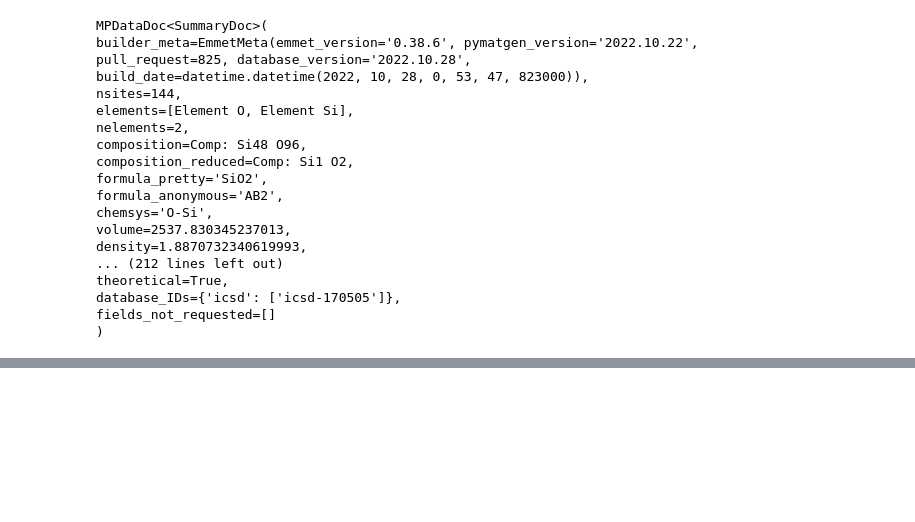
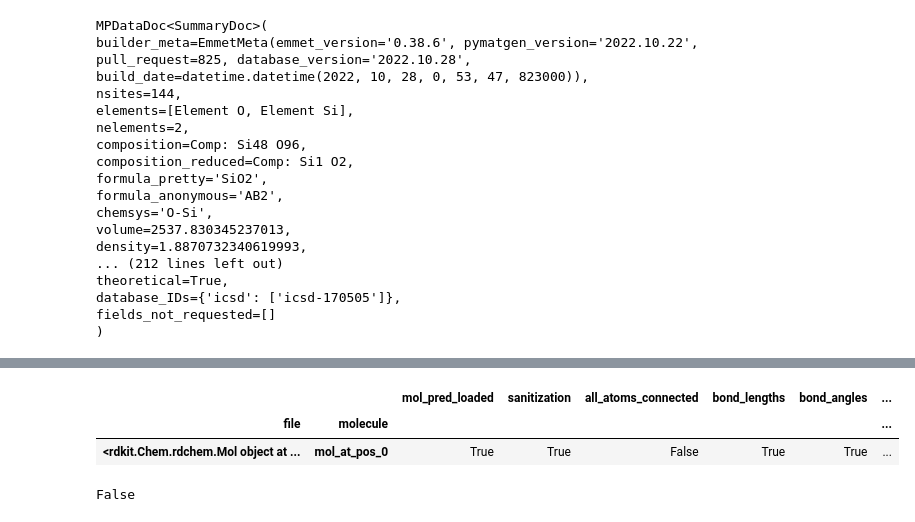
Before and after one commit to atomicarchitects/symphony, a Jupyter notebook: notebooks/matproj.ipynb, the cells around one changed output, grey strips where cells are left out. Saved outputs shown, nothing was run; the diff lists cells and outputs as text; code cells hidden in the pictures; blank space fills up the shorter version.

```diff
--- a/notebooks/matproj.ipynb
+++ b/notebooks/matproj.ipynb
@@ -102,0 +79,9 @@ create_unbatched_silica_datasets(config)
+# %%
+metadata = []
+for struct in structures:
+    mol = ase.Atoms(positions=struct.cart_coords, numbers=struct.atomic_numbers, cell=struct.lattice.matrix)
+    metadata.append([str(mol.symbols), mol])
+
+import pickle
+with open('../silica_metadata.pkl', 'wb') as f:
+    pickle.dump(metadata, f)
@@ -161,0 +265,17 @@ fields_not_requested=[]
+# %%
+def ase_to_structure(mol):
+    return Structure(mol.get_cell(), mol.get_atomic_numbers(), mol.get_positions())
+
+def structure_to_ase(struct):
+    return ase.Atoms(positions=struct.cart_coords, numbers=struct.atomic_numbers, cell=struct.lattice.matrix)
+
+def ase_to_rdkit(mol):
+    ase.io.write('/tmp/test.xyz', mol)
+    return Chem.MolFromXYZFile("/tmp/test.xyz")
+
+def graphstuple_to_ase(graph):
+    return ase.Atoms(positions=graph.nodes.positions, numbers=np.vectorize(lambda x: 14 if x else 8)(graph.nodes.species))
+# %%
+rdkit_mol = ase_to_rdkit(structure_to_ase(structures[0]))
+metrics.get_posebusters_results([rdkit_mol])  # what's the steric clash check? is there a cutoff?
+# %% [output]
@@ -161,0 +283,11 @@ fields_not_requested=[]
+|  |  | mol_pred_loaded | sanitization | all_atoms_connected | bond_lengths | bond_angles | ... |
+| file | molecule |  |  |  |  |  | ... |
+| <rdkit.Chem.rdchem.Mol object at ... | mol_at_pos_0 | True | True | False | True | True | ... |
+# %%
+# CDVAE (https://arxiv.org/pdf/2110.06197.pdf) uses this for similarity to original structure
+for struct in structures:
+    if StructureMatcher().fit(ase_to_structure(ase.Atoms(symbols="CO2")), struct):
+        print(struct)
+        break
+# %% [output]
+False
```
Also changed, not shown: parts of 15 cells of this notebook, 8 other files.
